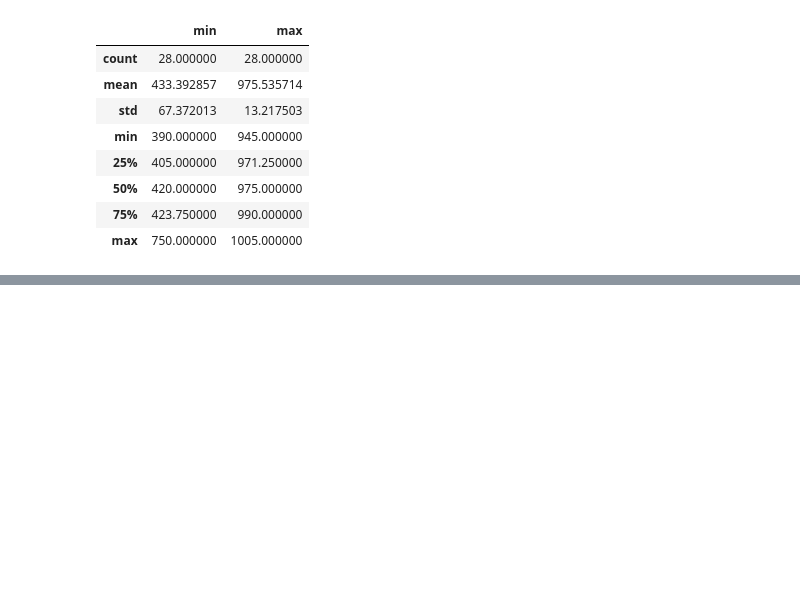
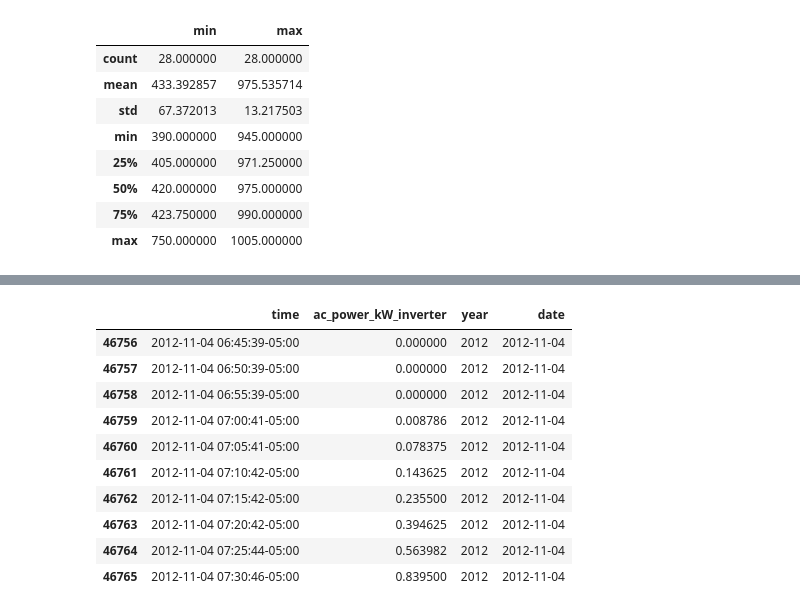
Before and after one commit to Erdos-Projects/predicting-day-ahead-solar-power-production, a Jupyter notebook: src/data/weather/timezones_mk_two.ipynb, the cells around one changed output, grey strips where cells are left out. Cells and saved outputs as stored; diff of their text form; code cells hidden in the pictures; blank space fills up the shorter version.

```diff
--- a/src/data/weather/timezones_mk_two.ipynb
+++ b/src/data/weather/timezones_mk_two.ipynb
@@ -849,0 +1008,4 @@ system_4_2007_large_start_finish.describe()
+# %%
+system_1199_2012_df_converted = system_1199_2012_df.copy(deep=True)
+# %%
+system_1199_2012_df_converted['time'] = system_1199_2012_df_converted['time'].dt.tz_convert('Etc/GMT+5')
@@ -849,0 +1066,14 @@ system_4_2007_large_start_finish.describe()
+# %%
+system_1199_2012_df_converted[system_1199_2012_df_converted['date'] == date(2012, 11, 4)].head(10)
+# %% [output]
+|  | time | ac_power_kW_inverter | year | date |
+| 46756 | 2012-11-04 06:45:39-05:00 | 0.000000 | 2012 | 2012-11-04 |
+| 46757 | 2012-11-04 06:50:39-05:00 | 0.000000 | 2012 | 2012-11-04 |
+| 46758 | 2012-11-04 06:55:39-05:00 | 0.000000 | 2012 | 2012-11-04 |
+| 46759 | 2012-11-04 07:00:41-05:00 | 0.008786 | 2012 | 2012-11-04 |
+| 46760 | 2012-11-04 07:05:41-05:00 | 0.078375 | 2012 | 2012-11-04 |
+| 46761 | 2012-11-04 07:10:42-05:00 | 0.143625 | 2012 | 2012-11-04 |
+| 46762 | 2012-11-04 07:15:42-05:00 | 0.235500 | 2012 | 2012-11-04 |
+| 46763 | 2012-11-04 07:20:42-05:00 | 0.394625 | 2012 | 2012-11-04 |
+| 46764 | 2012-11-04 07:25:44-05:00 | 0.563982 | 2012 | 2012-11-04 |
+| 46765 | 2012-11-04 07:30:46-05:00 | 0.839500 | 2012 | 2012-11-04 |
```
Also changed, not shown: parts of 62 cells of this notebook, 3 other files.
